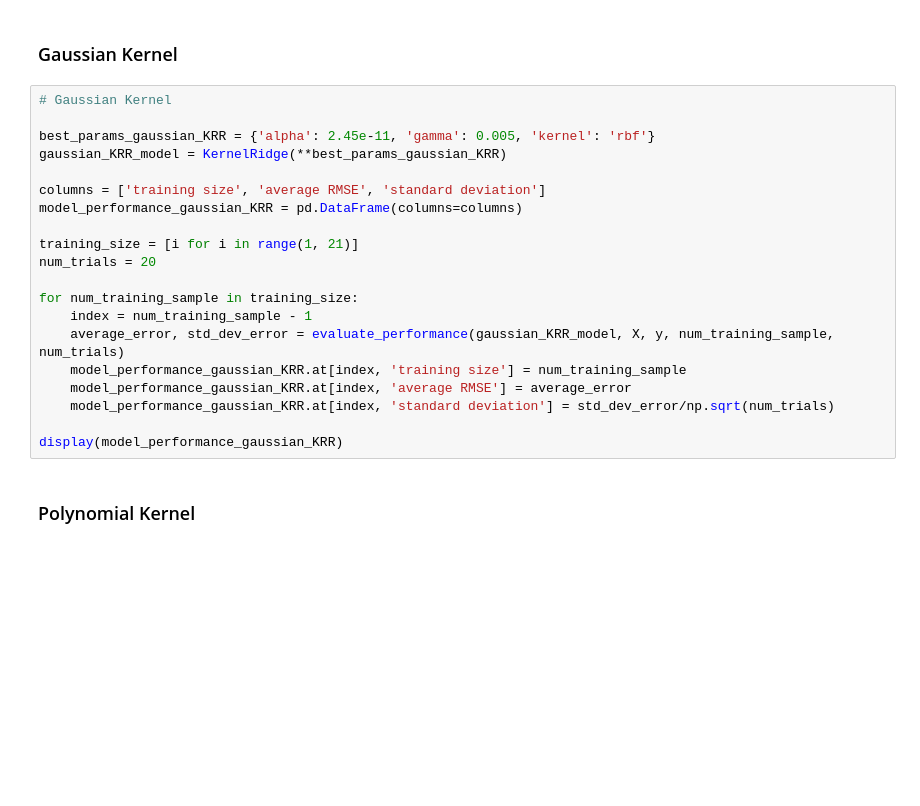
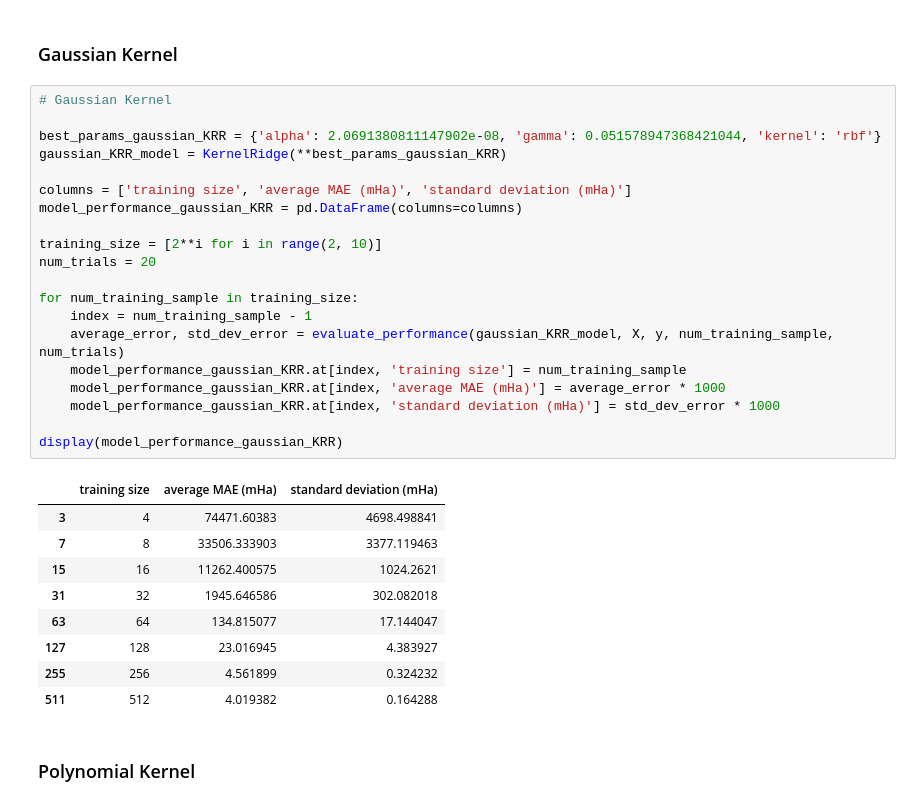
Before and after one commit to GabrielWu2004/Alchemical_Normal_Modes, a Jupyter notebook: ML_with_ANM/ML_code/ML_Diatomic.ipynb, the cells around one changed output. Drawn from its saved outputs; the diff is of its cells as text; blank space fills up the shorter version.

```diff
--- a/ML_with_ANM/ML_code/ML_Diatomic.ipynb
+++ b/ML_with_ANM/ML_code/ML_Diatomic.ipynb
@@ -732,23 +915,33 @@ def evaluate_performance(model, X, y, num_training_sample, num_trials):
 # %%
 # Gaussian Kernel
 
-best_params_gaussian_KRR = {'alpha': 2.45e-11, 'gamma': 0.005, 'kernel': 'rbf'}
+best_params_gaussian_KRR = {'alpha': 2.0691380811147902e-08, 'gamma': 0.051578947368421044, 'kernel': 'rbf'}
 gaussian_KRR_model = KernelRidge(**best_params_gaussian_KRR)
 
-columns = ['training size', 'average RMSE', 'standard deviation']
+columns = ['training size', 'average MAE (mHa)', 'standard deviation (mHa)']
 model_performance_gaussian_KRR = pd.DataFrame(columns=columns)
 
-training_size = [i for i in range(1, 21)]
+training_size = [2**i for i in range(2, 10)]
 num_trials = 20
 
 for num_training_sample in training_size:
     index = num_training_sample - 1
     average_error, std_dev_error = evaluate_performance(gaussian_KRR_model, X, y, num_training_sample, num_trials)
     model_performance_gaussian_KRR.at[index, 'training size'] = num_training_sample
-    model_performance_gaussian_KRR.at[index, 'average RMSE'] = average_error
-    model_performance_gaussian_KRR.at[index, 'standard deviation'] = std_dev_error/np.sqrt(num_trials)
+    model_performance_gaussian_KRR.at[index, 'average MAE (mHa)'] = average_error * 1000
+    model_performance_gaussian_KRR.at[index, 'standard deviation (mHa)'] = std_dev_error * 1000
 
 display(model_performance_gaussian_KRR)
+# %% [output]
+|  | training size | average MAE (mHa) | standard deviation (mHa) |
+| 3 | 4 | 74471.60383 | 4698.498841 |
+| 7 | 8 | 33506.333903 | 3377.119463 |
+| 15 | 16 | 11262.400575 | 1024.2621 |
+| 31 | 32 | 1945.646586 | 302.082018 |
+| 63 | 64 | 134.815077 | 17.144047 |
+| 127 | 128 | 23.016945 | 4.383927 |
+| 255 | 256 | 4.561899 | 0.324232 |
+| 511 | 512 | 4.019382 | 0.164288 |
 # %% [markdown]
 ### Polynomial Kernel ###
 # %%
```
Also changed, not shown: parts of 31 cells of this notebook, 4 other files.
